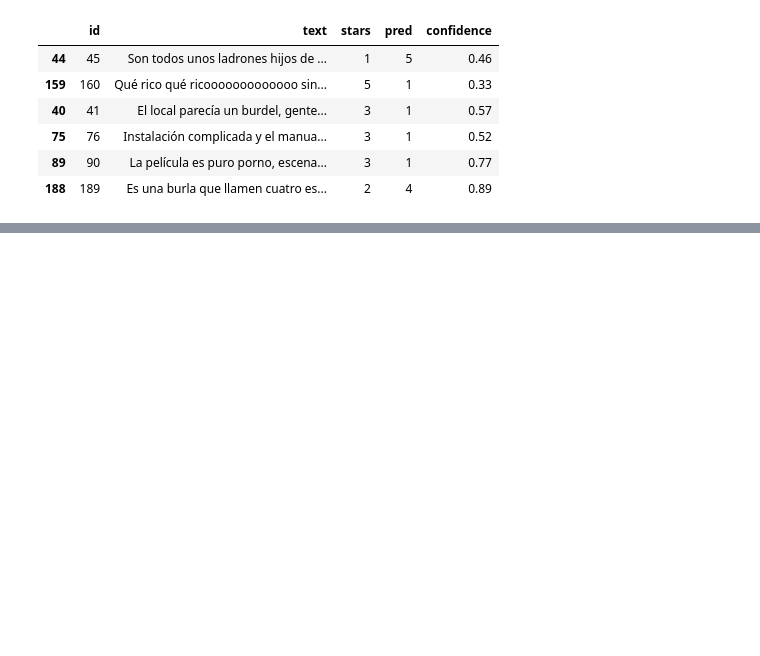
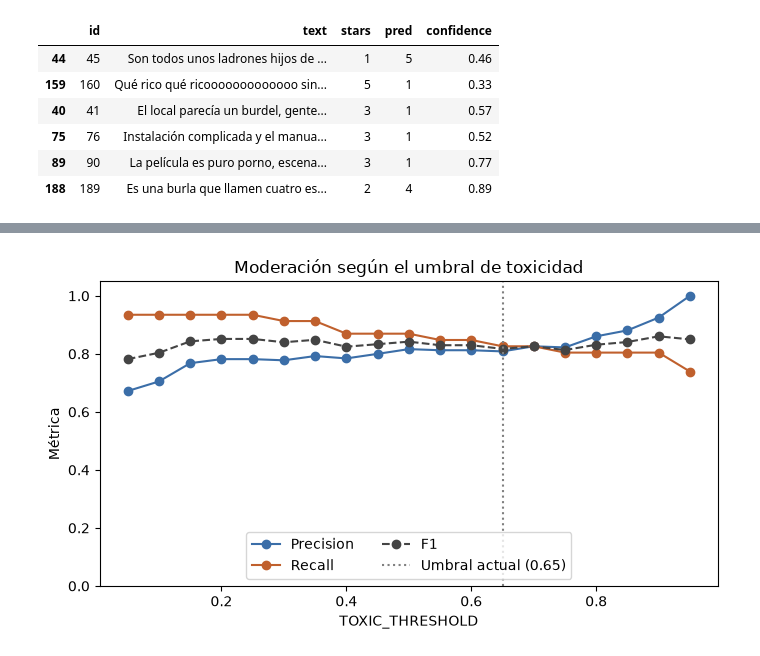
Before and after one commit to samu190804/review-ai-platform, a Jupyter notebook: evaluation/notebooks/evaluation.ipynb, the cells around one changed output, grey strips where cells are left out. Cells and saved outputs as stored; diff of their text form; code cells hidden in the pictures; blank space fills up the shorter version.

```diff
--- a/evaluation/notebooks/evaluation.ipynb
+++ b/evaluation/notebooks/evaluation.ipynb
@@ -219,0 +256,19 @@ worst[["id", "text", "stars", "pred", "confidence"]]
+# %%
+from sklearn.metrics import confusion_matrix, f1_score, precision_score, recall_score
+
+y = mod["flagged"]
+
+def metrics(y_true, y_pred):
+    tn, fp, fn, tp = confusion_matrix(y_true, y_pred, labels=[0, 1]).ravel()
+    return pd.Series({
+        "precision": precision_score(y_true, y_pred, zero_division=0),
+        "recall": recall_score(y_true, y_pred, zero_division=0),
+        "f1": f1_score(y_true, y_pred, zero_division=0),
+        "TP": tp, "FP": fp, "FN": fn, "TN": tn,
+    })
+
+pd.DataFrame({
+    "sistema actual": metrics(y, mod["pred_current"]),
+    "solo reglas": metrics(y, mod["rules_flag"]),
+    "solo Detoxify": metrics(y, mod["max_score"] >= TOXIC_THRESHOLD),
+}).T.round(3)
@@ -219,0 +296,8 @@ worst[["id", "text", "stars", "pred", "confidence"]]
+# %%
+thresholds = np.round(np.arange(0.05, 1.0, 0.05), 2)
+sweep = pd.DataFrame({
+    thr: metrics(y, mod["rules_flag"] | (mod["max_score"] >= thr)) for thr in thresholds
+}).T
+sweep.index.name = "umbral"
+sweep[["TP", "FP", "FN", "TN"]] = sweep[["TP", "FP", "FN", "TN"]].astype(int)
+sweep.round(3)
@@ -219,0 +323,16 @@ worst[["id", "text", "stars", "pred", "confidence"]]
+# %%
+fig, ax = plt.subplots(figsize=(7, 4))
+ax.plot(sweep.index, sweep["precision"], marker="o", label="Precision", color="#3b6ea8")
+ax.plot(sweep.index, sweep["recall"], marker="o", label="Recall", color="#c0602d")
+ax.plot(sweep.index, sweep["f1"], marker="o", label="F1", color="#444444", linestyle="--")
+ax.axvline(TOXIC_THRESHOLD, color="gray", linestyle=":", label=f"Umbral actual ({TOXIC_THRESHOLD})")
+ax.set_xlabel("TOXIC_THRESHOLD")
+ax.set_ylabel("Métrica")
+ax.set_ylim(0, 1.05)
+ax.set_title("Moderación según el umbral de toxicidad")
+ax.legend(loc="lower center", ncol=2)
+fig.tight_layout()
+fig.savefig(IMAGES / "moderation_threshold.png", dpi=150)
+plt.show()
+# %% [output]
+[figure, added]
```
Also changed, not shown: parts of 13 cells of this notebook, 5 other files.
